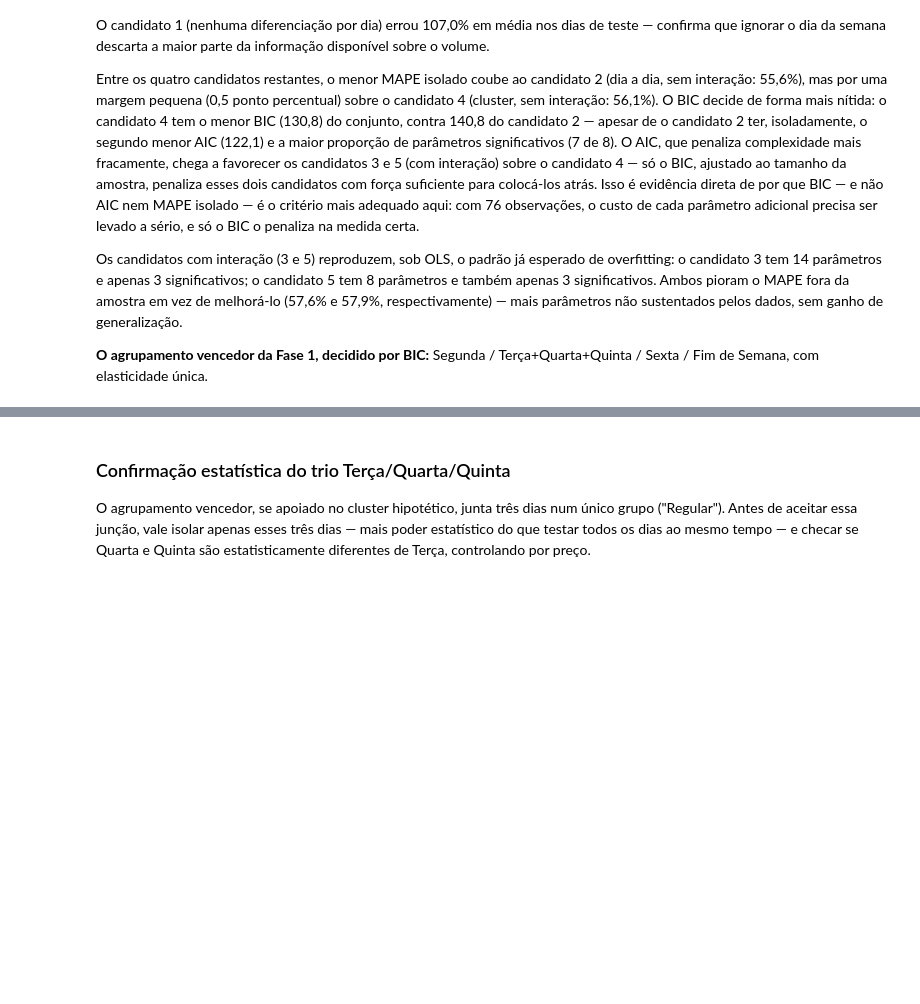
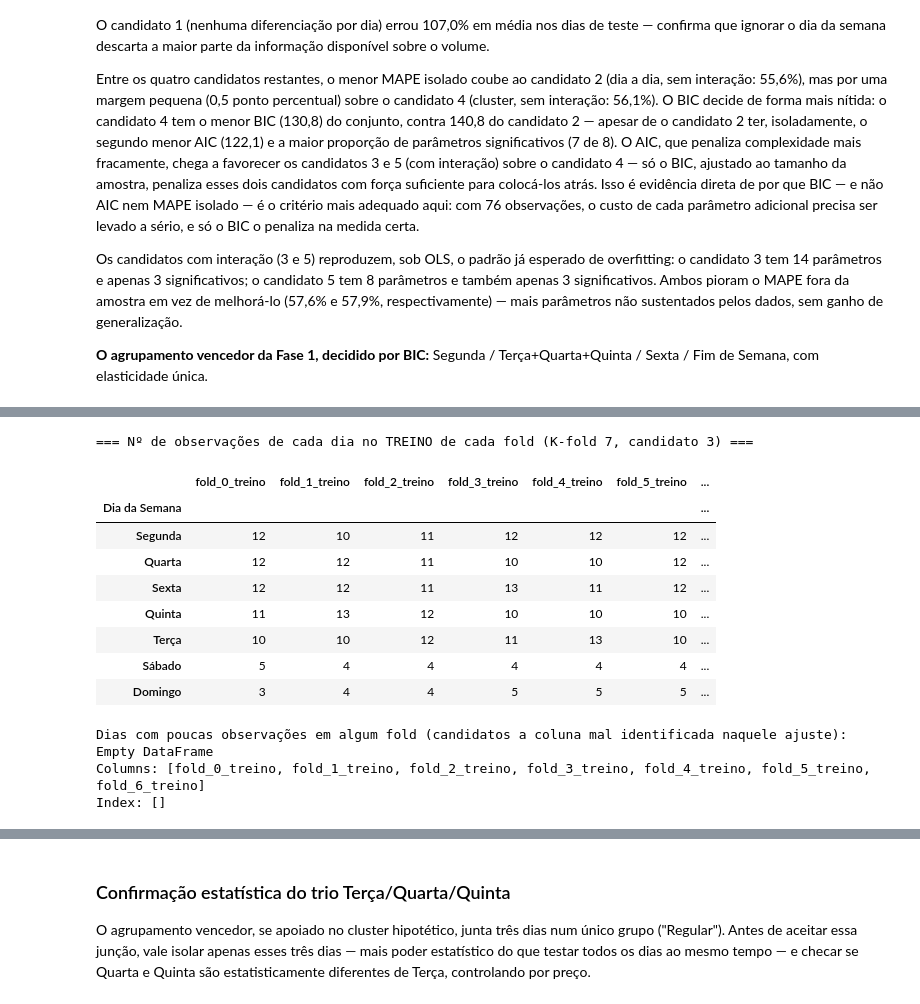
Before and after one commit to natfaria/202602-resolucao_problemas, a Jupyter notebook: notebooks/01-EDA-regressao_robusta.ipynb, the cells around one changed output, grey strips where cells are left out. Cells and saved outputs as stored; diff of their text form; code cells hidden in the pictures; blank space fills up the shorter version.

Commit message:
update com testes novos

```diff
--- a/notebooks/01-EDA-regressao_robusta.ipynb
+++ b/notebooks/01-EDA-regressao_robusta.ipynb
@@ -270,0 +399,33 @@ de Semana, com elasticidade única.
+# %%
+from sklearn.model_selection import KFold, LeaveOneOut
+
+kf7 = KFold(n_splits=7, shuffle=True, random_state=42)
+m_cand3, cols_cand3 = preparar_treino(df_treino, cluster_dia_a_dia, True)
+
+contagens_por_fold = []
+for i, (idx_treino, idx_teste) in enumerate(kf7.split(m_cand3)):
+    contagem = m_cand3.iloc[idx_treino]['Dia da Semana'].value_counts()
+    contagem.name = f'fold_{i}_treino'
+    contagens_por_fold.append(contagem)
+
+tabela_folds = pd.concat(contagens_por_fold, axis=1).fillna(0).astype(int)
+print("=== Nº de observações de cada dia no TREINO de cada fold (K-fold 7, candidato 3) ===")
+display(tabela_folds)
+print()
+print("Dias com poucas observações em algum fold (candidatos a coluna mal identificada naquele ajuste):")
+print(tabela_folds[(tabela_folds <= 2).any(axis=1)])
+# %% [output]
+=== Nº de observações de cada dia no TREINO de cada fold (K-fold 7, candidato 3) ===
+|  | fold_0_treino | fold_1_treino | fold_2_treino | fold_3_treino | fold_4_treino | fold_5_treino | ... |
+| Dia da Semana |  |  |  |  |  |  | ... |
+| Segunda | 12 | 10 | 11 | 12 | 12 | 12 | ... |
+| Quarta | 12 | 12 | 11 | 10 | 10 | 12 | ... |
+| Sexta | 12 | 12 | 11 | 13 | 11 | 12 | ... |
+| Quinta | 11 | 13 | 12 | 10 | 10 | 10 | ... |
+| Terça | 10 | 10 | 12 | 11 | 13 | 10 | ... |
+| Sábado | 5 | 4 | 4 | 4 | 4 | 4 | ... |
+| Domingo | 3 | 4 | 4 | 5 | 5 | 5 | ... |
+Dias com poucas observações em algum fold (candidatos a coluna mal identificada naquele ajuste):
+Empty DataFrame
+Columns: [fold_0_treino, fold_1_treino, fold_2_treino, fold_3_treino, fold_4_treino, fold_5_treino, fold_6_treino]
+Index: []
```
Also changed, not shown: parts of 17 cells of this notebook, 2 other files.
